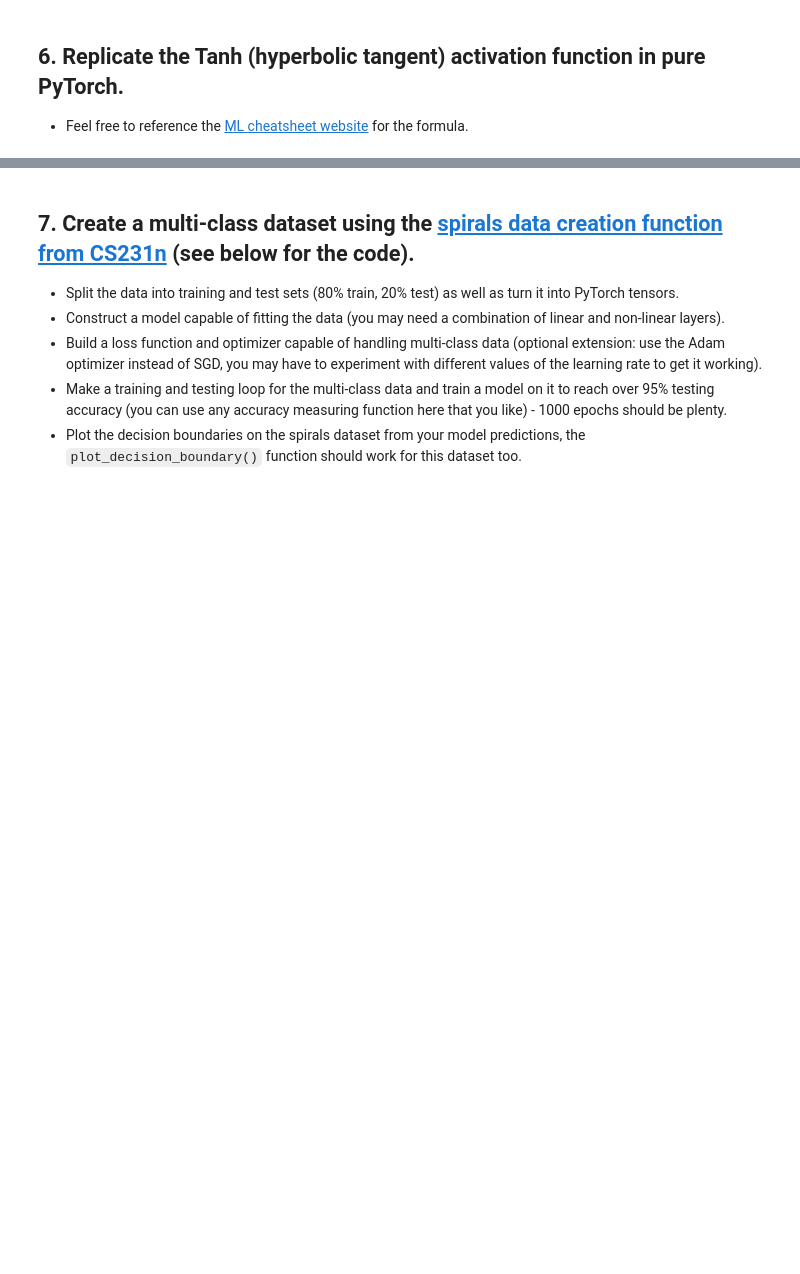
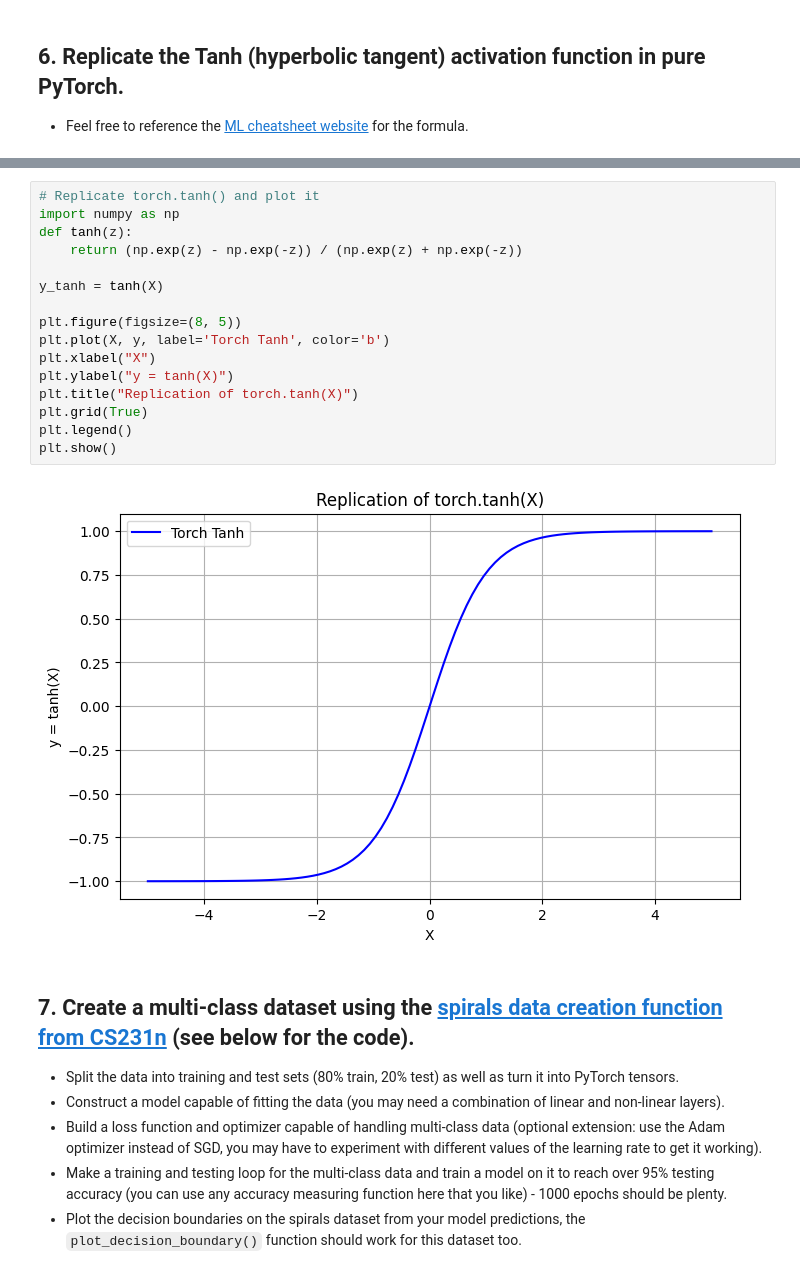
Before and after one commit to Adnan-edu/pytorch-deep-learning, a Jupyter notebook: 02_pytorch_classification_exercises.ipynb, the cells around one changed output, grey strips where cells are left out. Drawn from its saved outputs; the diff is of its cells as text; blank space fills up the shorter version.

```diff
--- a/02_pytorch_classification_exercises.ipynb
+++ b/02_pytorch_classification_exercises.ipynb
@@ -342,3 +385,21 @@ plot_decision_boundary(model_0, X_test, y_test)
+# %%
+# Replicate torch.tanh() and plot it
+import numpy as np
+def tanh(z):
+    return (np.exp(z) - np.exp(-z)) / (np.exp(z) + np.exp(-z))
+
+y_tanh = tanh(X)
+
+plt.figure(figsize=(8, 5))
+plt.plot(X, y, label='Torch Tanh', color='b')
+plt.xlabel("X")
+plt.ylabel("y = tanh(X)")
+plt.title("Replication of torch.tanh(X)")
+plt.grid(True)
+plt.legend()
+plt.show()
+# %% [output]
+[figure, added]
 # %% [markdown]
 ## 7. Create a multi-class dataset using the [spirals data creation function from CS231n](https://cs231n.github.io/neural-networks-case-study/) (see below for the code).
   * Split the data into training and test sets (80% train, 20% test) as well as turn it into PyTorch tensors.
```
Also changed, not shown: parts of 17 cells of this notebook.
